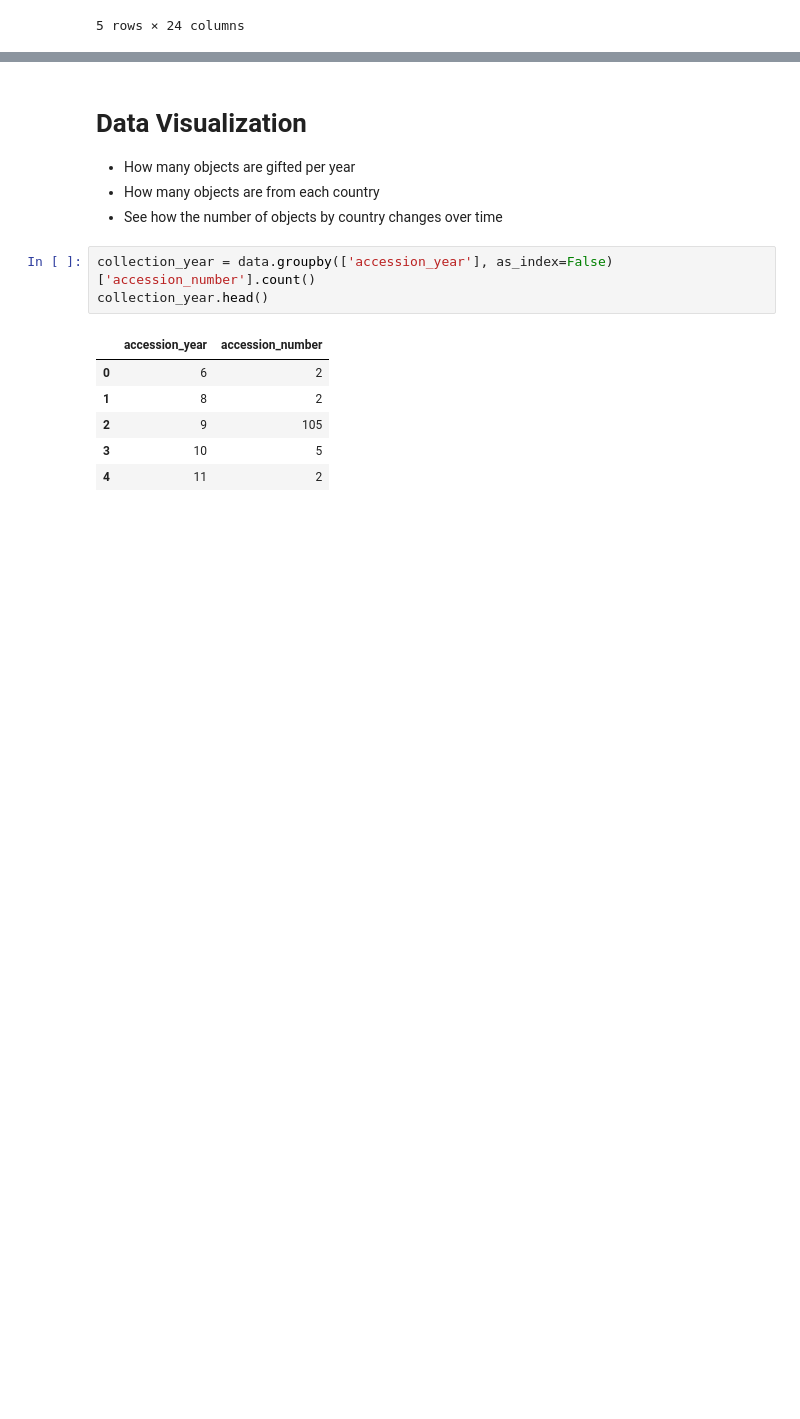
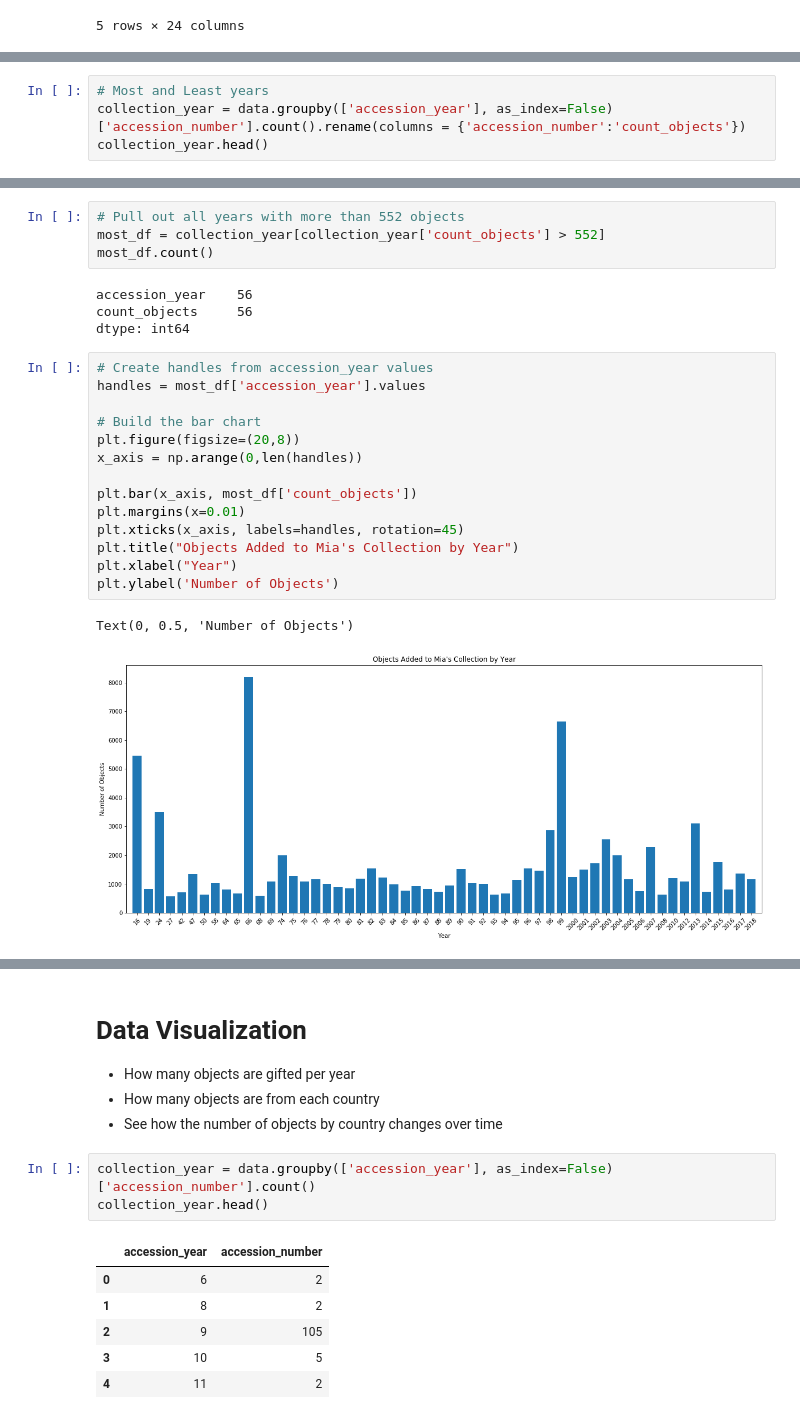
Before and after one commit to jackrapp/collection_map, a Jupyter notebook: collection_visualization.ipynb, the cells around one changed output, grey strips where cells are left out. Drawn from its saved outputs; the diff is of its cells as text; blank space fills up the shorter version.

Commit message:
analyzing cleaned data

```diff
--- a/collection_visualization.ipynb
+++ b/collection_visualization.ipynb
@@ -18,0 +54,4 @@ data.head()
+# %%
+# Most and Least years
+collection_year = data.groupby(['accession_year'], as_index=False)['accession_number'].count().rename(columns = {'accession_number':'count_objects'})
+collection_year.head()
@@ -18,0 +73,25 @@ data.head()
+# %%
+# Pull out all years with more than 552 objects
+most_df = collection_year[collection_year['count_objects'] > 552]
+most_df.count()
+# %% [output]
+accession_year    56
+count_objects     56
+dtype: int64
+# %%
+# Create handles from accession_year values
+handles = most_df['accession_year'].values
+
+# Build the bar chart
+plt.figure(figsize=(20,8))
+x_axis = np.arange(0,len(handles))
+
+plt.bar(x_axis, most_df['count_objects'])
+plt.margins(x=0.01)
+plt.xticks(x_axis, labels=handles, rotation=45)
+plt.title("Objects Added to Mia's Collection by Year")
+plt.xlabel("Year")
+plt.ylabel('Number of Objects')
+# %% [output]
+Text(0, 0.5, 'Number of Objects')
+[figure, added]
```
Also changed, not shown: parts of 9 cells of this notebook.
